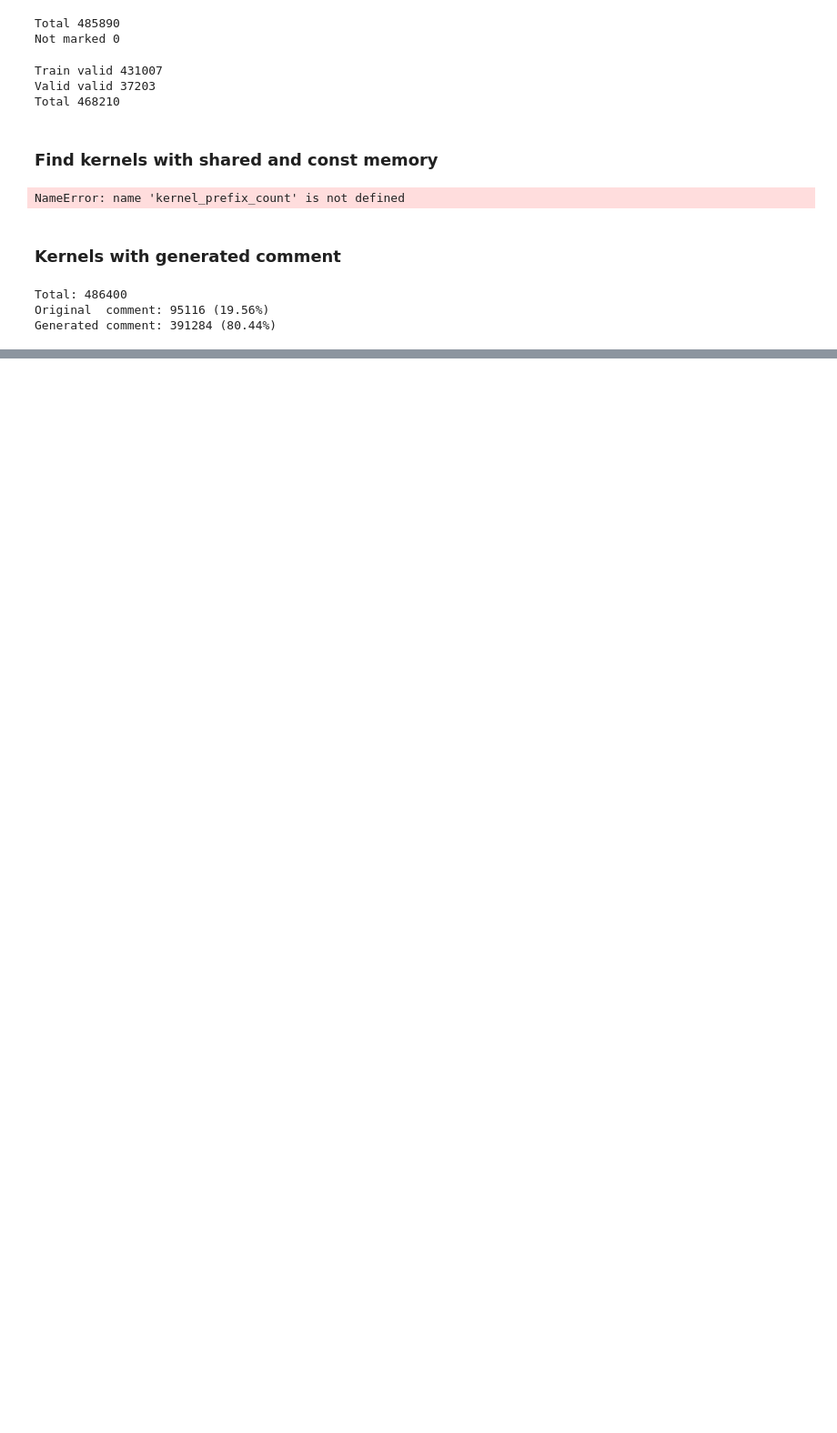
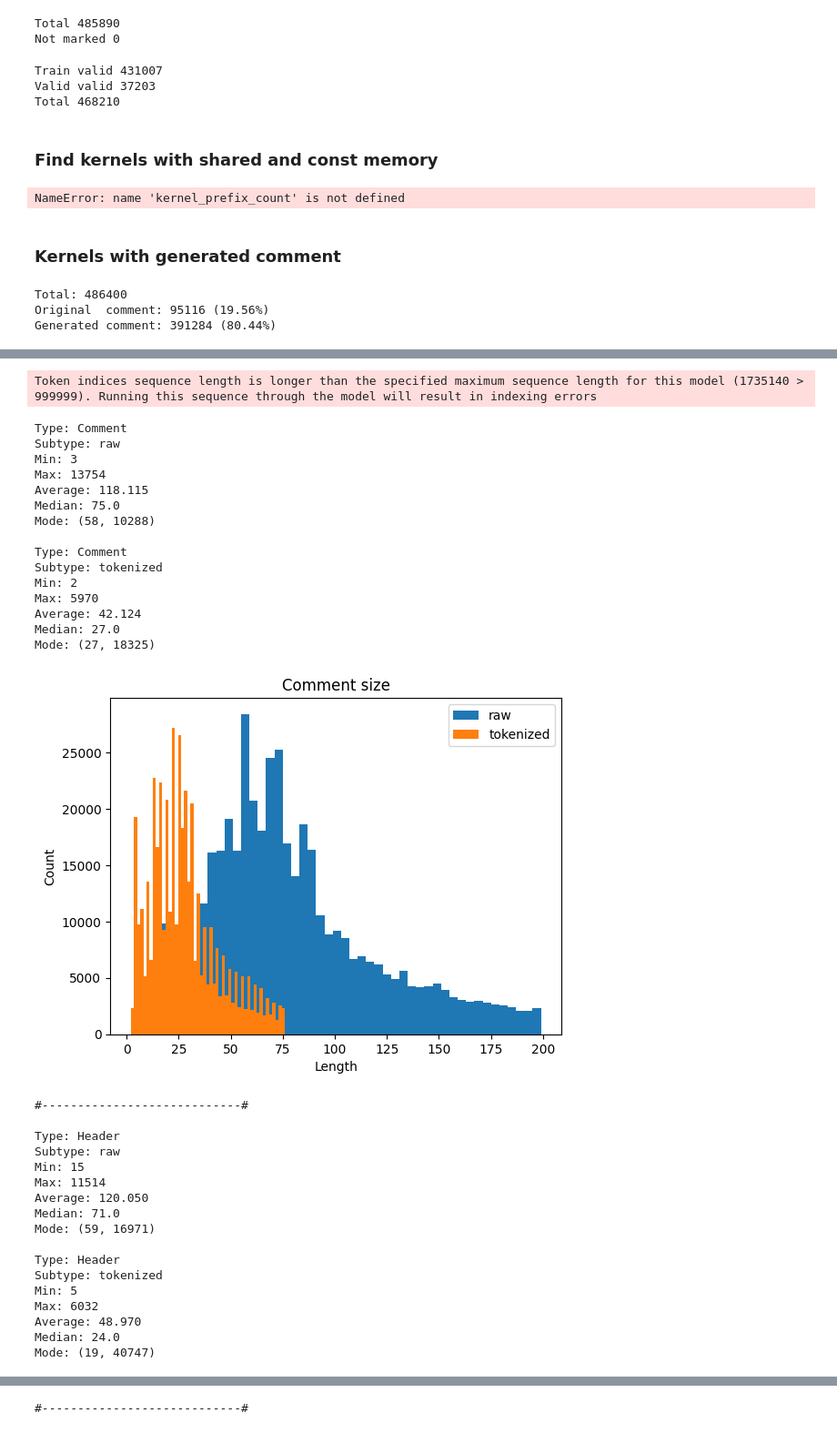
Before and after one commit to Samanek-Jan/Project, a Jupyter notebook: notebooks/analyze_dataset.ipynb, the cells around one changed output, grey strips where cells are left out. Shown at 91% size. Drawn from its saved outputs; the diff is of its cells as text; code cells hidden in the pictures; blank space fills up the shorter version.

```diff
--- a/notebooks/analyze_dataset.ipynb
+++ b/notebooks/analyze_dataset.ipynb
@@ -796,0 +875,72 @@ Generated comment: 391284 (80.44%)
+# %%
+d = get_snippets_lengths()
+# %% [output]
+Token indices sequence length is longer than the specified maximum sequence length for this model (1735140 > 999999). Running this sequence through the model will result in indexing errors
+# %%
+for t, vals in d.items(): # comment, header, body, total
+    for vt, v_vals in vals.items(): # raw, tokenized
+        # for vvt, vv_vals in v_vals.items(): # average, mean, modus, list
+
+        t = str(list(t)[0].upper()) + t[1:]
+
+        avg = v_vals["average"]
+        median = v_vals["median"]
+        modus = v_vals["mode"]
+        l = v_vals["list"]
+        min_l = min(l)
+        max_l = max(l)
+
+        print(f"Type: {t}")
+        print(f"Subtype: {vt}")
+        print(f"Min: {min_l}")
+        print(f"Max: {max_l}")
+        print(f"Average: {avg:.3f}")
+        print(f"Median: {median}")
+        print(f"Mode: {modus}")
+        print()
+
+        q = np.quantile(l, 0.9)
+
+        r = np.linspace(min_l, q, 50)
+        plt.title(f"{t} size")
+        plt.xlabel("Length")
+        plt.ylabel("Count")
+        plt.hist(l, r, label=vt)
+
+    plt.legend()
+    plt.show()
+    print("#----------------------------#\n")
+# %% [output]
+Type: Comment
+Subtype: raw
+Min: 3
+Max: 13754
+Average: 118.115
+Median: 75.0
+Mode: (58, 10288)
+
+Type: Comment
+Subtype: tokenized
+Min: 2
+Max: 5970
+Average: 42.124
+Median: 27.0
+Mode: (27, 18325)
+[figure, added]
+#----------------------------#
+
+Type: Header
+Subtype: raw
+Min: 15
+Max: 11514
+Average: 120.050
+Median: 71.0
+Mode: (59, 16971)
+
+Type: Header
+Subtype: tokenized
+Min: 5
+Max: 6032
+Average: 48.970
+Median: 24.0
+Mode: (19, 40747)
@@ -796,0 +984 @@ Generated comment: 391284 (80.44%)
+#----------------------------#
```
Also changed, not shown: parts of 3 cells of this notebook, 21 other files.
